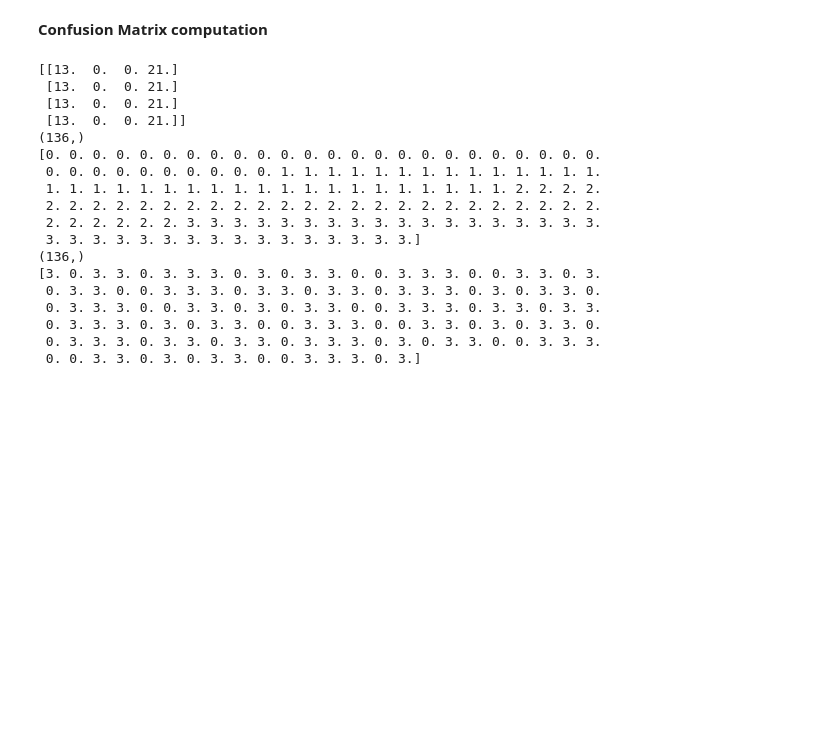
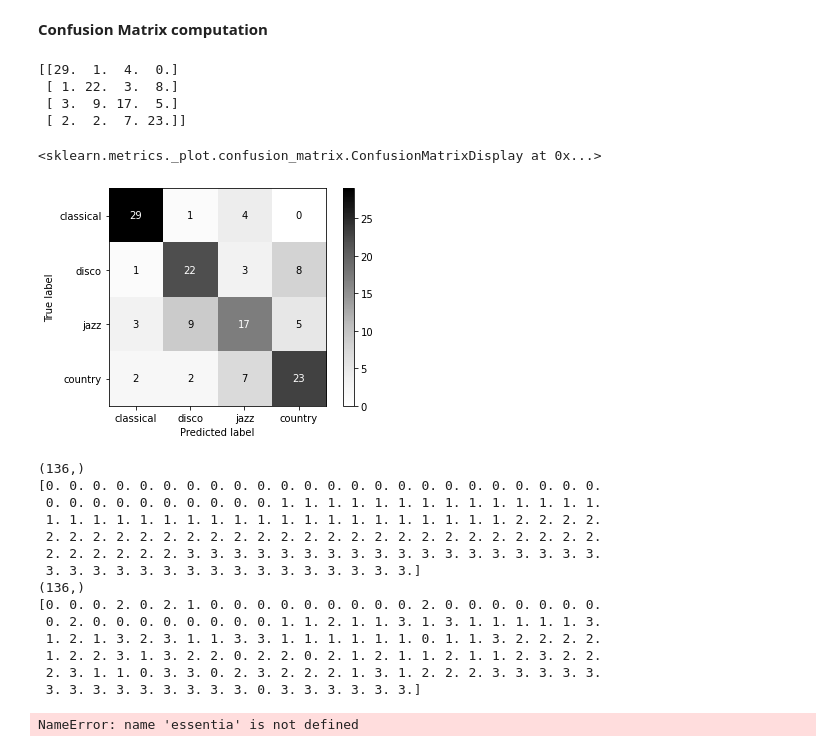
Before and after one commit to enricovalente23/CMLS-Homework-1-Group-8, a Jupyter notebook: Homework1.ipynb, the cells around one changed output. Cells and saved outputs as stored; diff of their text form; code cells hidden in the pictures; blank space fills up the shorter version.

```diff
--- a/Homework1.ipynb
+++ b/Homework1.ipynb
@@ -137,15 +176,17 @@ for c in classes:
 # %%
 #SVM
+
+#def svm_features(dict_train_features_mfcc, dict_test_features_mfcc)
 
 class_0 = 'classical'
 class_1 = 'disco'
 class_2 = 'jazz'
 class_3 = 'country'
 
-x_train_0 = dict_train_features[class_0]
-x_train_1 = dict_train_features[class_1]
-x_train_2 = dict_train_features[class_2]
-x_train_3 = dict_train_features[class_3]
+x_train_0 = dict_train_features_mfcc[class_0]
+x_train_1 = dict_train_features_mfcc[class_1]
+x_train_2 = dict_train_features_mfcc[class_2]
+x_train_3 = dict_train_features_mfcc[class_3]
 
 y_train_0 = np.zeros((x_train_0.shape[0],))
 y_train_1 = np.ones((x_train_1.shape[0],))
@@ -154,10 +195,10 @@ y_train_3 = np.ones((x_train_3.shape[0],))*3
 
 y_train = np.concatenate((y_train_0, y_train_1, y_train_1, y_train_3), axis=0)
 # %%
-x_test_0 = dict_test_features[class_0]
-x_test_1 = dict_test_features[class_1]
-x_test_2 = dict_test_features[class_2]
-x_test_3 = dict_test_features[class_3]
+x_test_0 = dict_test_features_mfcc[class_0]
+x_test_1 = dict_test_features_mfcc[class_1]
+x_test_2 = dict_test_features_mfcc[class_2]
+x_test_3 = dict_test_features_mfcc[class_3]
 
 y_test_0 = np.zeros((x_test_0.shape[0],))
 y_test_1 = np.ones((x_test_1.shape[0],))
@@ -247,6 +288,26 @@ def compute_multiclass(gt, predicted):
             CM[i, int(pred_class[j])] = CM[i, int(pred_class[j])] + 1
 
     print(CM)
+# %%
+compute_multiclass(y_test, y_test_predicted_mv)
+# %% [output]
+[[29.  1.  4.  0.]
+ [ 1. 22.  3.  8.]
+ [ 3.  9. 17.  5.]
+ [ 2.  2.  7. 23.]]
+# %%
+# Confusion matrix (UMUT)
+# Do we have to normalize it??
+
+from sklearn.metrics import confusion_matrix, ConfusionMatrixDisplay
+
+cm = confusion_matrix(y_test, y_test_predicted_mv)
+classlist = ['classical', 'disco', 'jazz', 'country']
+disp = ConfusionMatrixDisplay(confusion_matrix = cm, display_labels = classlist)
+disp.plot(cmap = 'Greys')
+# %% [output]
+<sklearn.metrics._plot.confusion_matrix.ConfusionMatrixDisplay at 0x...>
+[figure, added]
 # %%
 #Evaluation metrics
 
@@ -262,17 +323,11 @@ def compute_metrics(gt_labels, predicted_labels):
     print("Results : \n accuracy = {} \n precision = {} \n recall = {} \n F1 score = {}".format(
         accuracy, precision, recall, F1_score))
 # %%
-compute_multiclass(y_test, y_test_predicted_mv)
-
 print(np.shape(y_test))
 print(y_test)
 print(np.shape(y_test_predicted_mv))
 print(y_test_predicted_mv)
 # %% [output]
-[[13.  0.  0. 21.]
- [13.  0.  0. 21.]
- [13.  0.  0. 21.]
- [13.  0.  0. 21.]]
 (136,)
 [0. 0. 0. 0. 0. 0. 0. 0. 0. 0. 0. 0. 0. 0. 0. 0. 0. 0. 0. 0. 0. 0. 0. 0.
  0. 0. 0. 0. 0. 0. 0. 0. 0. 0. 1. 1. 1. 1. 1. 1. 1. 1. 1. 1. 1. 1. 1. 1.
@@ -281,9 +336,22 @@ print(y_test_predicted_mv)
  2. 2. 2. 2. 2. 2. 3. 3. 3. 3. 3. 3. 3. 3. 3. 3. 3. 3. 3. 3. 3. 3. 3. 3.
  3. 3. 3. 3. 3. 3. 3. 3. 3. 3. 3. 3. 3. 3. 3. 3.]
 (136,)
-[3. 0. 3. 3. 0. 3. 3. 3. 0. 3. 0. 3. 3. 0. 0. 3. 3. 3. 0. 0. 3. 3. 0. 3.
- 0. 3. 3. 0. 0. 3. 3. 3. 0. 3. 3. 0. 3. 3. 0. 3. 3. 3. 0. 3. 0. 3. 3. 0.
- 0. 3. 3. 3. 0. 0. 3. 3. 0. 3. 0. 3. 3. 0. 0. 3. 3. 3. 0. 3. 3. 0. 3. 3.
- 0. 3. 3. 3. 0. 3. 0. 3. 3. 0. 0. 3. 3. 3. 0. 0. 3. 3. 0. 3. 0. 3. 3. 0.
- 0. 3. 3. 3. 0. 3. 3. 0. 3. 3. 0. 3. 3. 3. 0. 3. 0. 3. 3. 0. 0. 3. 3. 3.
- 0. 0. 3. 3. 0. 3. 0. 3. 3. 0. 0. 3. 3. 3. 0. 3.]
+[0. 0. 0. 2. 0. 2. 1. 0. 0. 0. 0. 0. 0. 0. 0. 0. 2. 0. 0. 0. 0. 0. 0. 0.
+ 0. 2. 0. 0. 0. 0. 0. 0. 0. 0. 1. 1. 2. 1. 1. 3. 1. 3. 1. 1. 1. 1. 1. 3.
+ 1. 2. 1. 3. 2. 3. 1. 1. 3. 3. 1. 1. 1. 1. 1. 1. 0. 1. 1. 3. 2. 2. 2. 2.
+ 1. 2. 2. 3. 1. 3. 2. 2. 0. 2. 2. 0. 2. 1. 2. 1. 1. 2. 1. 1. 2. 3. 2. 2.
+ 2. 3. 1. 1. 0. 3. 3. 0. 2. 3. 2. 2. 2. 1. 3. 1. 2. 2. 2. 3. 3. 3. 3. 3.
+ 3. 3. 3. 3. 3. 3. 3. 3. 3. 0. 3. 3. 3. 3. 3. 3.]
+# %%
+# Essentia library doesn't work!!!
+
+
+# Compute all features, aggregate only 'mean' and 'stdev' statistics for all low-level, rhythm and tonal frame features
+features, features_frames = essentia.MusicExtractor(lowlevelStats=['mean', 'stdev'],
+                                              rhythmStats=['mean', 'stdev'],
+                                              tonalStats=['mean', 'stdev'])('genres/classical/train/classical.00050.wav')
+
+# See all feature names in the pool in a sorted order
+print(sorted(features.descriptorNames()))
+# %% [output]
+NameError: name 'essentia' is not defined
```
Also changed, not shown: parts of 11 cells of this notebook.
